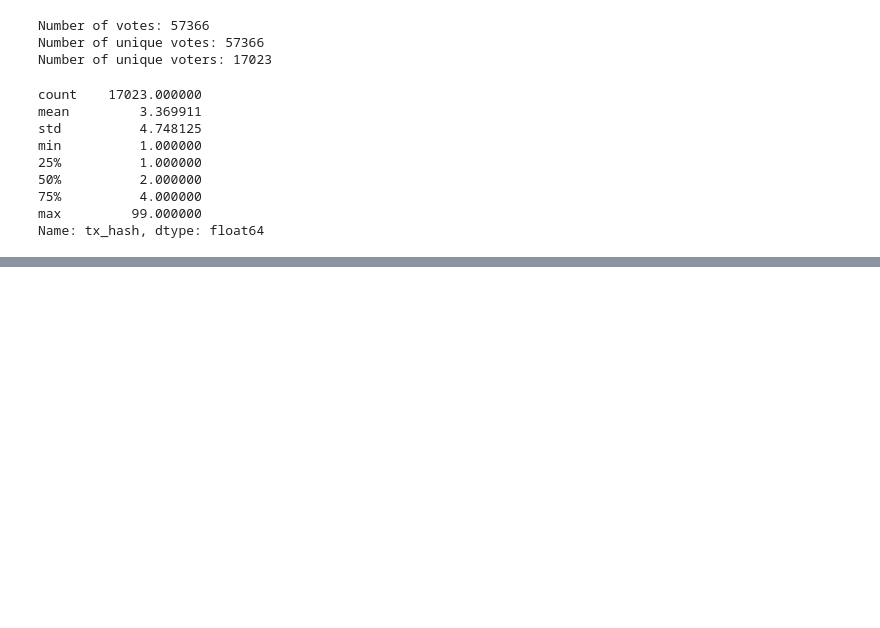
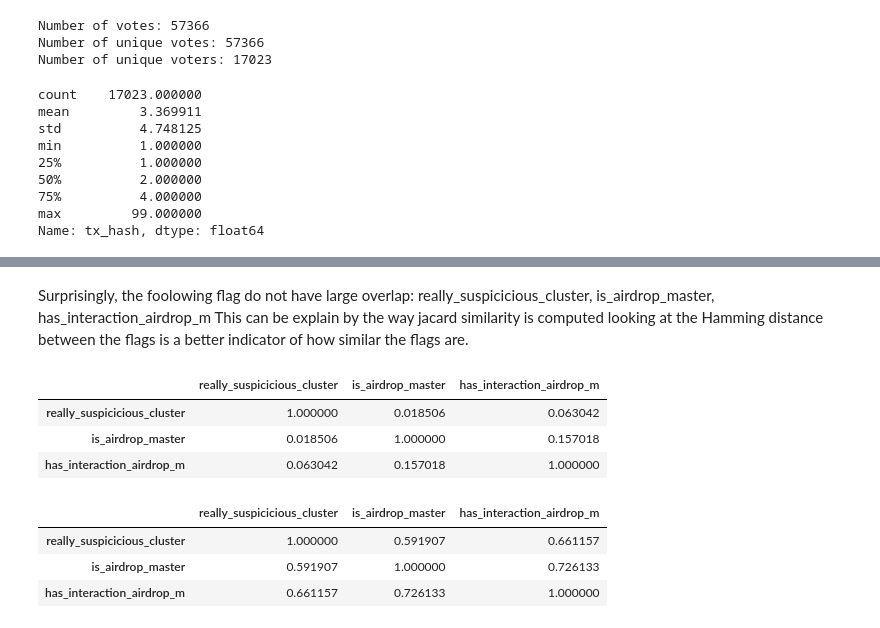
Before and after one commit to poupou-web3/beta-rounds-vote-analysis, a Jupyter notebook: jupyter-after-round/citizen_round_results_analysis.ipynb, the cells around one changed output, grey strips where cells are left out. Saved outputs shown, nothing was run; the diff lists cells and outputs as text; code cells hidden in the pictures; blank space fills up the shorter version.

```diff
--- a/jupyter-after-round/citizen_round_results_analysis.ipynb
+++ b/jupyter-after-round/citizen_round_results_analysis.ipynb
@@ -123,0 +199,12 @@ dtype: int64
+# %% [markdown]
+Surprisingly, the foolowing flag do not have large overlap:
+really_suspicicious_cluster, is_airdrop_master, has_interaction_airdrop_m
+This can be explain by the way jacard similarity is computed
+looking at the Hamming distance between the flags is a better indicator of how similar the flags are.
+# %%
+jaccard_similarity.loc[['really_suspicicious_cluster', 'is_airdrop_master', 'has_interaction_airdrop_m'], ['really_suspicicious_cluster', 'is_airdrop_master', 'has_interaction_airdrop_m']]
+# %% [output]
+|  | really_suspicicious_cluster | is_airdrop_master | has_interaction_airdrop_m |
+| really_suspicicious_cluster | 1.000000 | 0.018506 | 0.063042 |
+| is_airdrop_master | 0.018506 | 1.000000 | 0.157018 |
+| has_interaction_airdrop_m | 0.063042 | 0.157018 | 1.000000 |
@@ -123,0 +216,7 @@ dtype: int64
+# %%
+hamming_similarity.loc[['really_suspicicious_cluster', 'is_airdrop_master', 'has_interaction_airdrop_m'], ['really_suspicicious_cluster', 'is_airdrop_master', 'has_interaction_airdrop_m']]
+# %% [output]
+|  | really_suspicicious_cluster | is_airdrop_master | has_interaction_airdrop_m |
+| really_suspicicious_cluster | 1.000000 | 0.591907 | 0.661157 |
+| is_airdrop_master | 0.591907 | 1.000000 | 0.726133 |
+| has_interaction_airdrop_m | 0.661157 | 0.726133 | 1.000000 |
```
Also changed, not shown: parts of 29 cells of this notebook, 3 other files.
